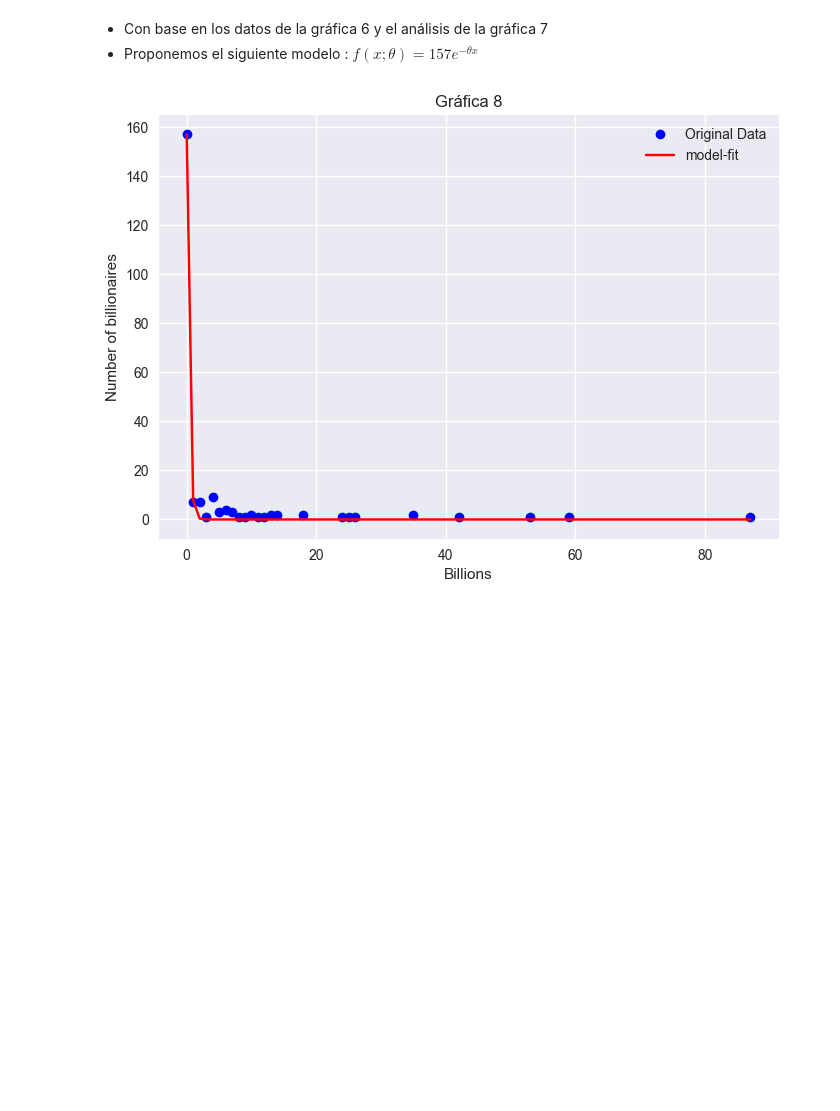
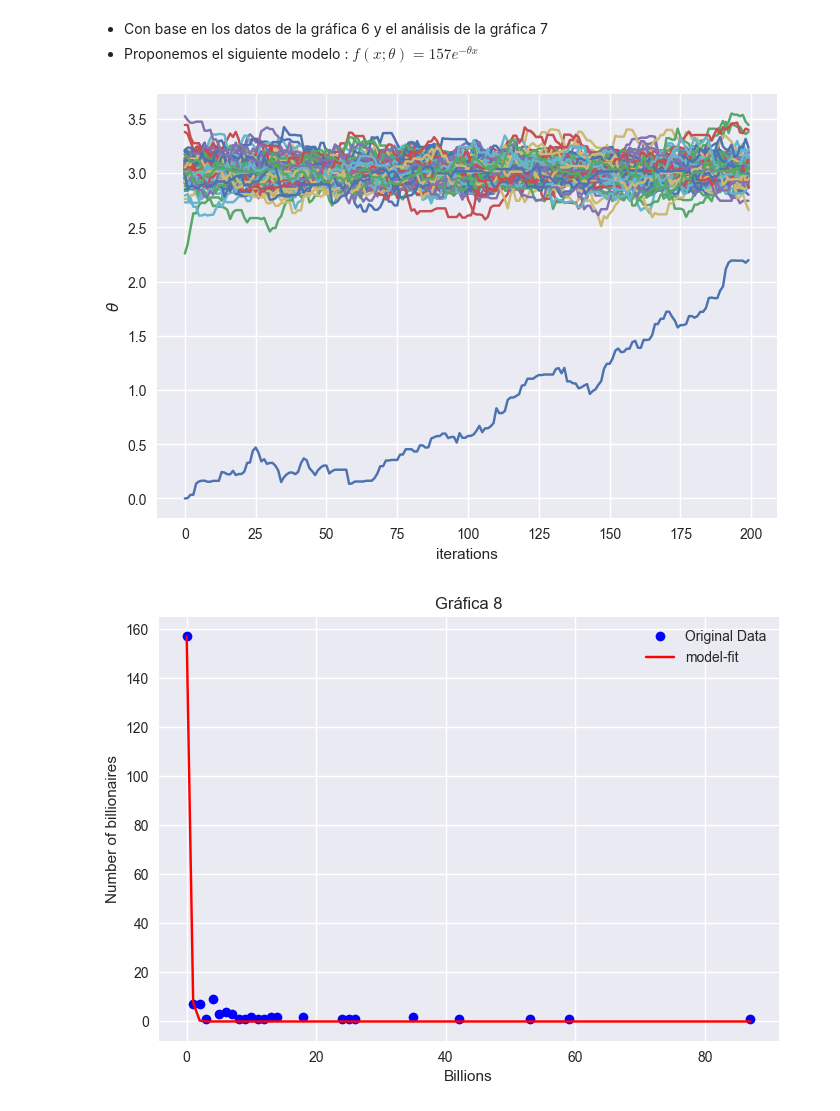
Before and after one commit to jzsmoreno/likelihood, a Jupyter notebook: examples/Optimization_Likelihood.ipynb, the cells around one changed output. Drawn from its saved outputs; the diff is of its cells as text; code cells hidden in the pictures; blank space fills up the shorter version.

```diff
--- a/examples/Optimization_Likelihood.ipynb
+++ b/examples/Optimization_Likelihood.ipynb
@@ -321,22 +323,23 @@ theta = np.array([0.0])
 # %%
 # Entrenamiento del modelo con 200 caminadores
 thetas, error = walkers(
     200,
     billions,
     numbillionaires,
     model_Billioners,
     theta,
     None,
     0.01,
     200,
     0.1,
     1.0 * 10**-3,
     False,
-    None,
 )
 n = np.where(error == min(error))[0][0]
 
 theta = np.array(thetas[n])
+# %% [output]
+[figure, added]
 # %%
 # Gráfica del modelo entrenado y un scatter de los puntos
 plt.plot(billions[0], numbillionaires, "bo", label="Original Data")
```
Also changed, not shown: parts of 3 cells of this notebook, 4 other files.
